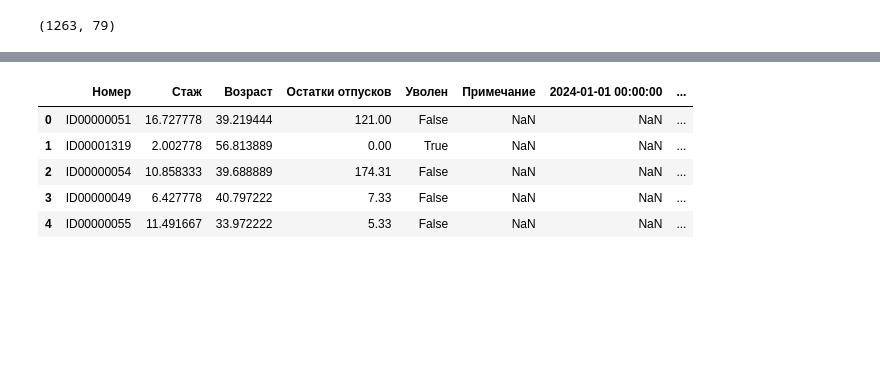
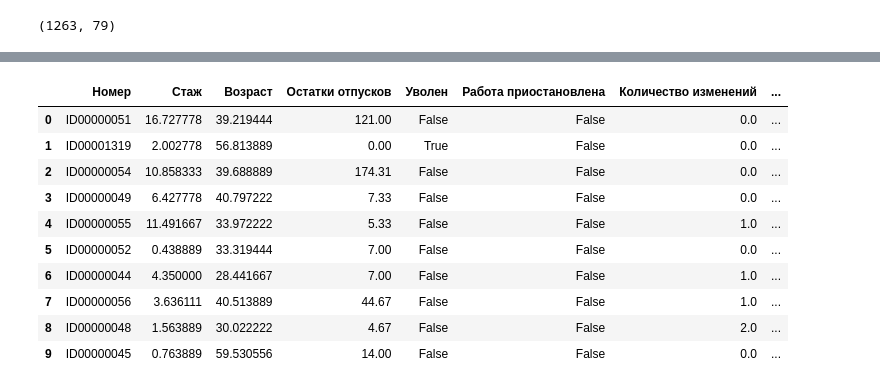
Before and after one commit to frznfrgg/employee-productivity, a Jupyter notebook: src/EDA.ipynb, the cells around one changed output, grey strips where cells are left out. Cells and saved outputs as stored; diff of their text form; code cells hidden in the pictures; blank space fills up the shorter version.

```diff
--- a/src/EDA.ipynb
+++ b/src/EDA.ipynb
@@ -120,0 +129,18 @@ categorical_cols
+# %%
+# removing redundant cols
+on_remove = [
+    "Оценка 360 градусов (интерпритация данных)",
+    "HH коммент",
+    "Факт повышения",
+    "Рекомендательный рекрутинг 1",
+    "Рекомендательный рекрутинг 2",
+    "Рекомендательный рекрутинг 3",
+]
+base_df.drop(columns=on_remove, inplace=True)
+
+# ...including ones with the promotioin date
+base_df.drop(
+    columns=base_df.columns[pd.to_datetime(base_df.columns, errors="coerce").notna()],
+    inplace=True,
+)
+print(len(base_df.columns))
@@ -121,3 +149,22 @@ categorical_cols
+# %%
+bool_cols = [
+    "Уволен",
+    "Работа приостановлена",
+    "Обучение анг.яз",
+    "Критичные",
+    "Потенциал",
+    "Востребован",
+    "Интегрирован",
+    "Обучение анг.яз",
+    "BIM лидер",
+    "HH",
+]
+
+base_df[bool_cols] = (
+    base_df[bool_cols].map(lambda x: False if pd.isna(x) or x == 0 else True).values
+)
+# %%
+base_df["% повышения"] = base_df["% повышения"] * 100
 # %%
 base_df.isnull().sum()
 # %% [output]
@@ -140,14 +187,15 @@ base_df.isnull().sum()
 dtype: int64
-# %%
-bool_cols = ["Уволен", "Обучение анг.яз", "Критичные", "Потенциал", "Востребован", "Интегрирован", "Обучение анг.яз", "BIM лидер", "HH"]
-base_df[bool_cols] = base_df[bool_cols].isnull().values
-base_df["Уволен"] = ~base_df["Уволен"]
 # %%
-base_df.head()
+base_df.head(10)
 # %% [output]
-|  | Номер | Стаж | Возраст | Остатки отпусков | Уволен | Примечание | 2024-01-01 00:00:00 | ... |
-| 0 | ID00000051 | 16.727778 | 39.219444 | 121.00 | False | NaN | NaN | ... |
-| 1 | ID00001319 | 2.002778 | 56.813889 | 0.00 | True | NaN | NaN | ... |
-| 2 | ID00000054 | 10.858333 | 39.688889 | 174.31 | False | NaN | NaN | ... |
-| 3 | ID00000049 | 6.427778 | 40.797222 | 7.33 | False | NaN | NaN | ... |
-| 4 | ID00000055 | 11.491667 | 33.972222 | 5.33 | False | NaN | NaN | ... |
+|  | Номер | Стаж | Возраст | Остатки отпусков | Уволен | Работа приостановлена | Количество изменений | ... |
+| 0 | ID00000051 | 16.727778 | 39.219444 | 121.00 | False | False | 0.0 | ... |
+| 1 | ID00001319 | 2.002778 | 56.813889 | 0.00 | True | False | 0.0 | ... |
+| 2 | ID00000054 | 10.858333 | 39.688889 | 174.31 | False | False | 0.0 | ... |
+| 3 | ID00000049 | 6.427778 | 40.797222 | 7.33 | False | False | 0.0 | ... |
+| 4 | ID00000055 | 11.491667 | 33.972222 | 5.33 | False | False | 1.0 | ... |
+| 5 | ID00000052 | 0.438889 | 33.319444 | 7.00 | False | False | 0.0 | ... |
+| 6 | ID00000044 | 4.350000 | 28.441667 | 7.00 | False | False | 1.0 | ... |
+| 7 | ID00000056 | 3.636111 | 40.513889 | 44.67 | False | False | 1.0 | ... |
+| 8 | ID00000048 | 1.563889 | 30.022222 | 4.67 | False | False | 2.0 | ... |
+| 9 | ID00000045 | 0.763889 | 59.530556 | 14.00 | False | False | 0.0 | ... |
```
Also changed, not shown: parts of 22 cells of this notebook, 4 other files.
